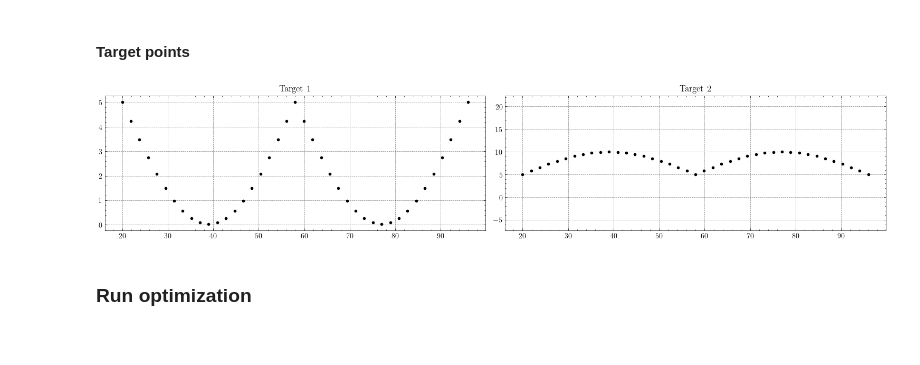
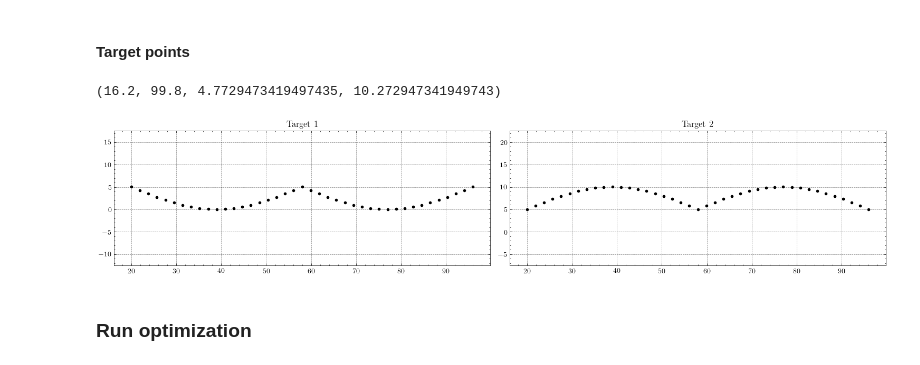
Before and after one commit to bertoldi-collab/morphing-lattices, a Jupyter notebook: inverse_design/long_strip.ipynb, the cells around one changed output. Cells and saved outputs as stored; diff of their text form; code cells hidden in the pictures.

Commit message:
Fix axis equal for target shapes

```diff
--- a/inverse_design/long_strip.ipynb
+++ b/inverse_design/long_strip.ipynb
@@ -213,20 +211,22 @@ target2_points = lattice.control_params.reference_points[target_points_ids] + jn
 # %%
 fig, (ax1, ax2) = plt.subplots(1, 2, figsize=(15, 3), constrained_layout=True)
 ax1.plot(target1_points[:, 0], target1_points[:, 1],
          'o', color='k', markersize=3)
 ax2.plot(target2_points[:, 0], target2_points[:, 1],
          'o', color='k', markersize=3)
 ax1.set_title('Target 1')
 ax2.set_title('Target 2')
-plt.axis('equal')
+ax1.axis('equal')
+ax2.axis('equal')
 
 save_opt_information = True
 if save_opt_information:
     out_path = Path(f"{optimization_name}/target_shapes.png")
     out_path.parent.mkdir(parents=True, exist_ok=True)  # Make sure parents directories exist
     plt.savefig(str(out_path), dpi=200)
 # %% [output]
+(16.2, 99.8, 4.7729473419497435, 10.272947341949743)
-[figure, old version]
+[figure, new version]
 # %%
 optimization = OptimizationProblem(
     forward_problem=problem,
```
Also changed, not shown: parts of 1 cell of this notebook.
